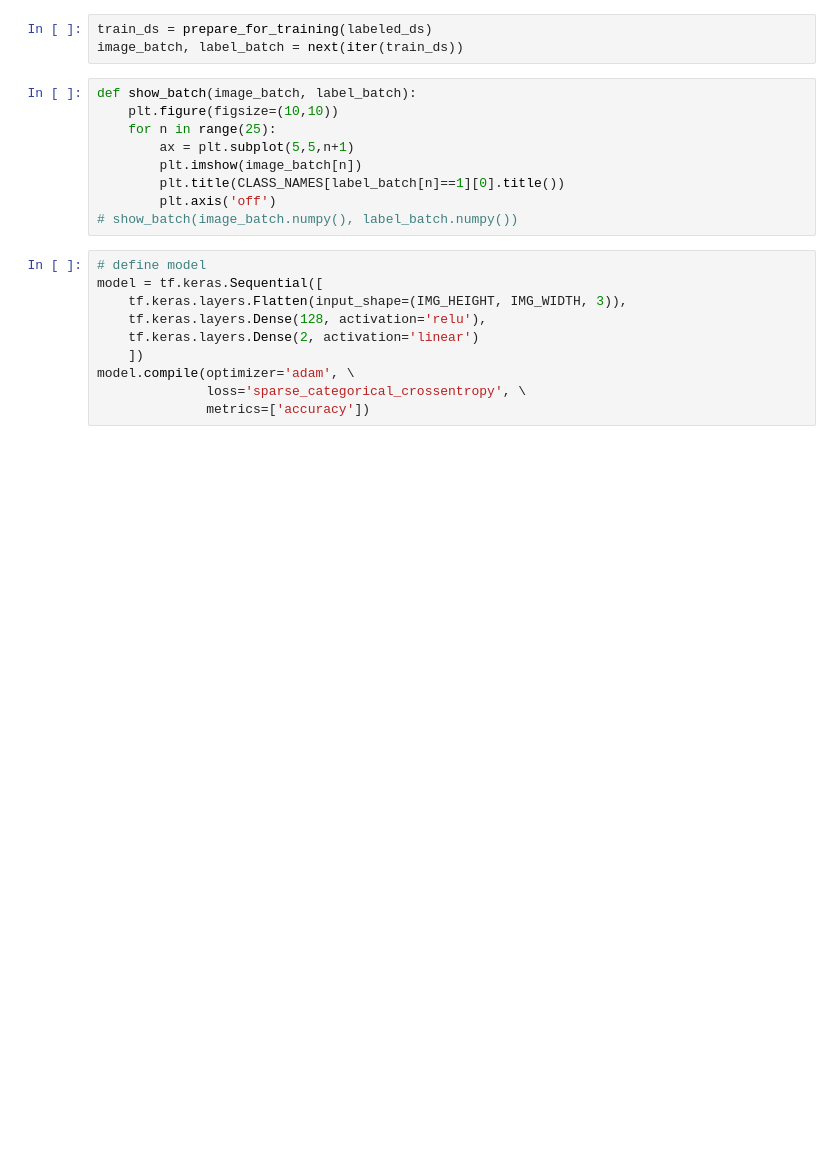
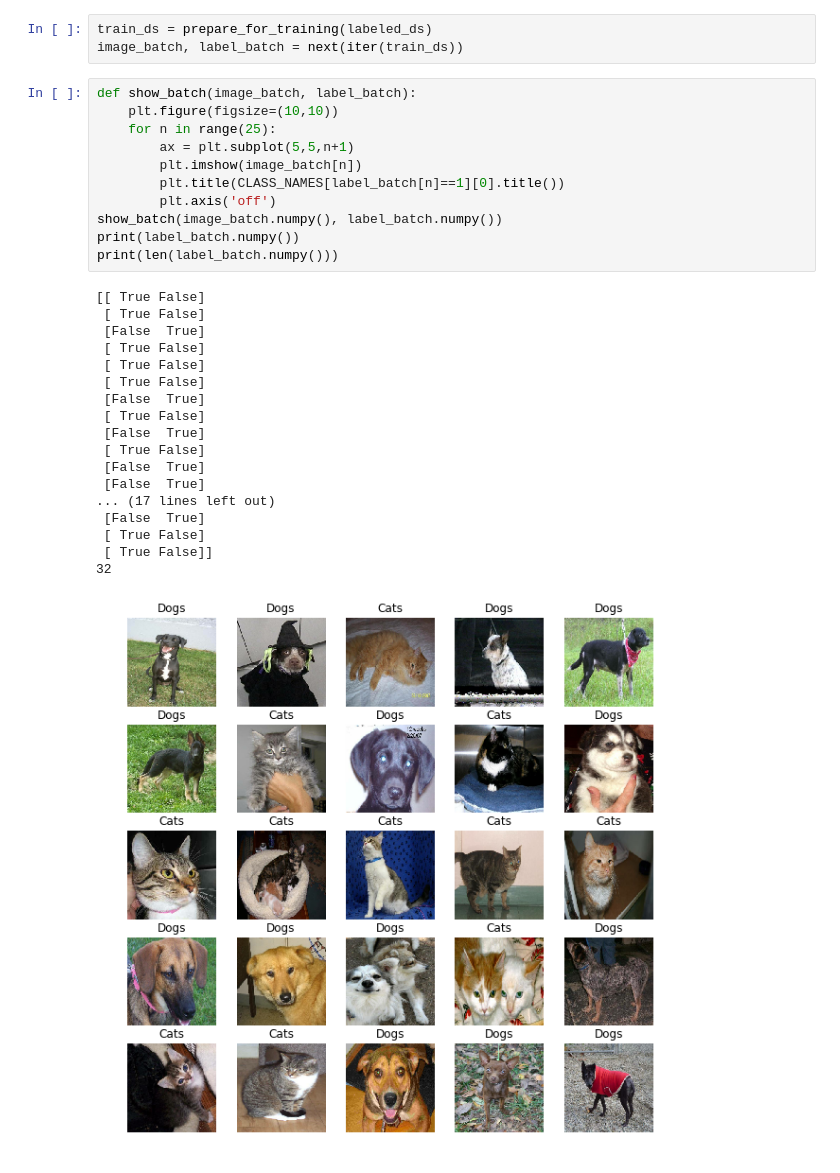
Before and after one commit to bvm84/open_colab_ml, a Jupyter notebook: Dog_vs_Cats_on_tensorflow_2_0.ipynb, the cells around one changed output. Cells and saved outputs as stored; diff of their text form; blank space fills up the shorter version.

```diff
--- a/Dog_vs_Cats_on_tensorflow_2_0.ipynb
+++ b/Dog_vs_Cats_on_tensorflow_2_0.ipynb
@@ -129,19 +135,30 @@ image_batch, label_batch = next(iter(train_ds))
 # %%
 def show_batch(image_batch, label_batch):
     plt.figure(figsize=(10,10))
     for n in range(25):
         ax = plt.subplot(5,5,n+1)
         plt.imshow(image_batch[n])
         plt.title(CLASS_NAMES[label_batch[n]==1][0].title())
         plt.axis('off')
-# show_batch(image_batch.numpy(), label_batch.numpy())
+show_batch(image_batch.numpy(), label_batch.numpy())
+print(label_batch.numpy())
+print(len(label_batch.numpy()))
+# %% [output]
+[[ True False]
+ [ True False]
+ [False  True]
+ [ True False]
+ [ True False]
+ [ True False]
+ [False  True]
+ [ True False]
+ [False  True]
+ [ True False]
+ [False  True]
+ [False  True]
+... (17 lines left out)
+ [False  True]
+ [ True False]
+ [ True False]]
+32
+[figure, added]
-# %%
-# define model
-model = tf.keras.Sequential([
-    tf.keras.layers.Flatten(input_shape=(IMG_HEIGHT, IMG_WIDTH, 3)),
-    tf.keras.layers.Dense(128, activation='relu'),
-    tf.keras.layers.Dense(2, activation='linear')
-    ])
-model.compile(optimizer='adam', \
-              loss='sparse_categorical_crossentropy', \
-              metrics=['accuracy'])
```
Also changed, not shown: parts of 6 cells of this notebook.
